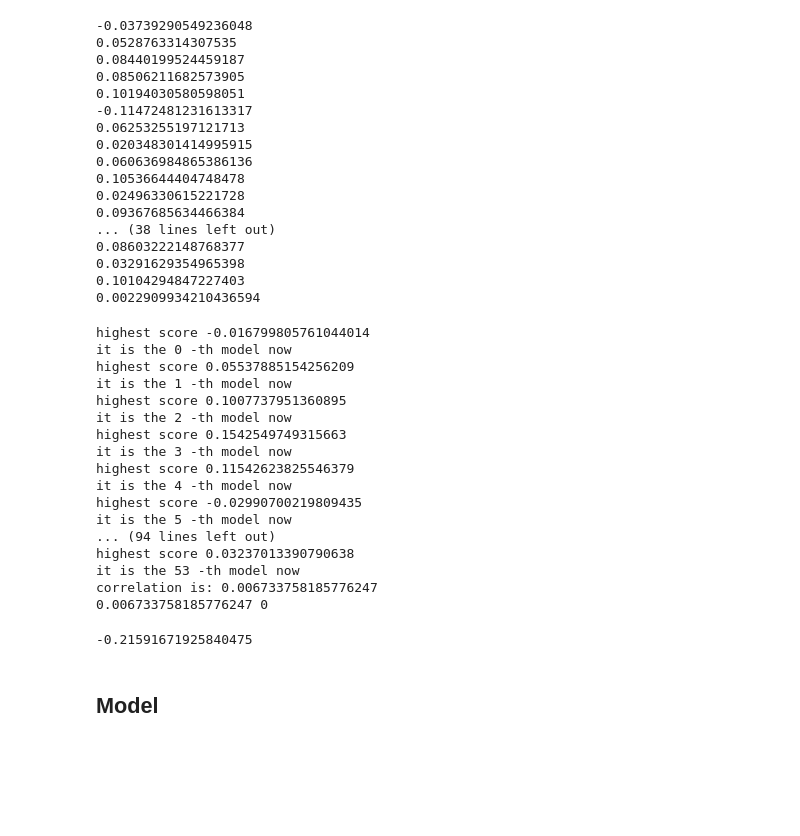
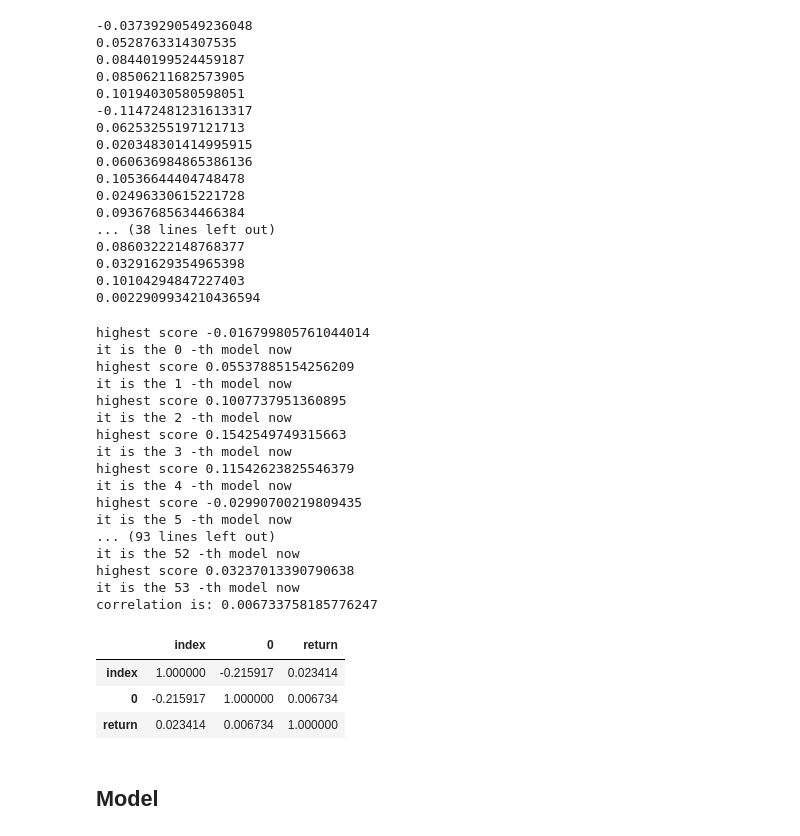
Before and after one commit to Joel113-sys/Kaggle, a Jupyter notebook: QIDS/py/model.ipynb, the cells around one changed output. Drawn from its saved outputs; the diff is of its cells as text; code cells hidden in the pictures; blank space fills up the shorter version.

Commit message:
model modified

```diff
--- a/QIDS/py/model.ipynb
+++ b/QIDS/py/model.ipynb
@@ -147,8 +147,8 @@ write_path = "../data/"
 
 train_path = write_path + "train.csv"
 test_path = write_path + "test.csv"
-real_return_path = write_path + "real_return.csv"
-# real_return_path = write_path + "real_return_reorder.csv"
+# real_return_path = write_path + "real_return.csv"
+real_return_path = write_path + "real_return_reorder.csv"
 
 train = pd.read_csv(train_path)
 test = pd.read_csv(test_path)
@@ -352,17 +350,21 @@ highest score 0.11542623825546379
 it is the 4 -th model now
 highest score -0.02990700219809435
 it is the 5 -th model now
-... (94 lines left out)
+... (93 lines left out)
+it is the 52 -th model now
 highest score 0.03237013390790638
 it is the 53 -th model now
 correlation is: 0.006733758185776247
-0.006733758185776247 0
 # %%
 # pred_com = pred_com.drop('index',axis = 1)
 # pd.concat([pred_com[:37692],real_return],axis = 1).corr()
-calc_corr(pred_com, real_return)
+# calc_corr(pred_com, real_return)
+pd.concat([pred_com, real_return], axis = 1).corr()
 # %% [output]
--0.21591671925840475
+|  | index | 0 | return |
+| index | 1.000000 | -0.215917 | 0.023414 |
+| 0 | -0.215917 | 1.000000 | 0.006734 |
+| return | 0.023414 | 0.006734 | 1.000000 |
 # %% [markdown]
 ## Model
 # %% [markdown]
```
Also changed, not shown: parts of 1 cell of this notebook, 8 other files.
